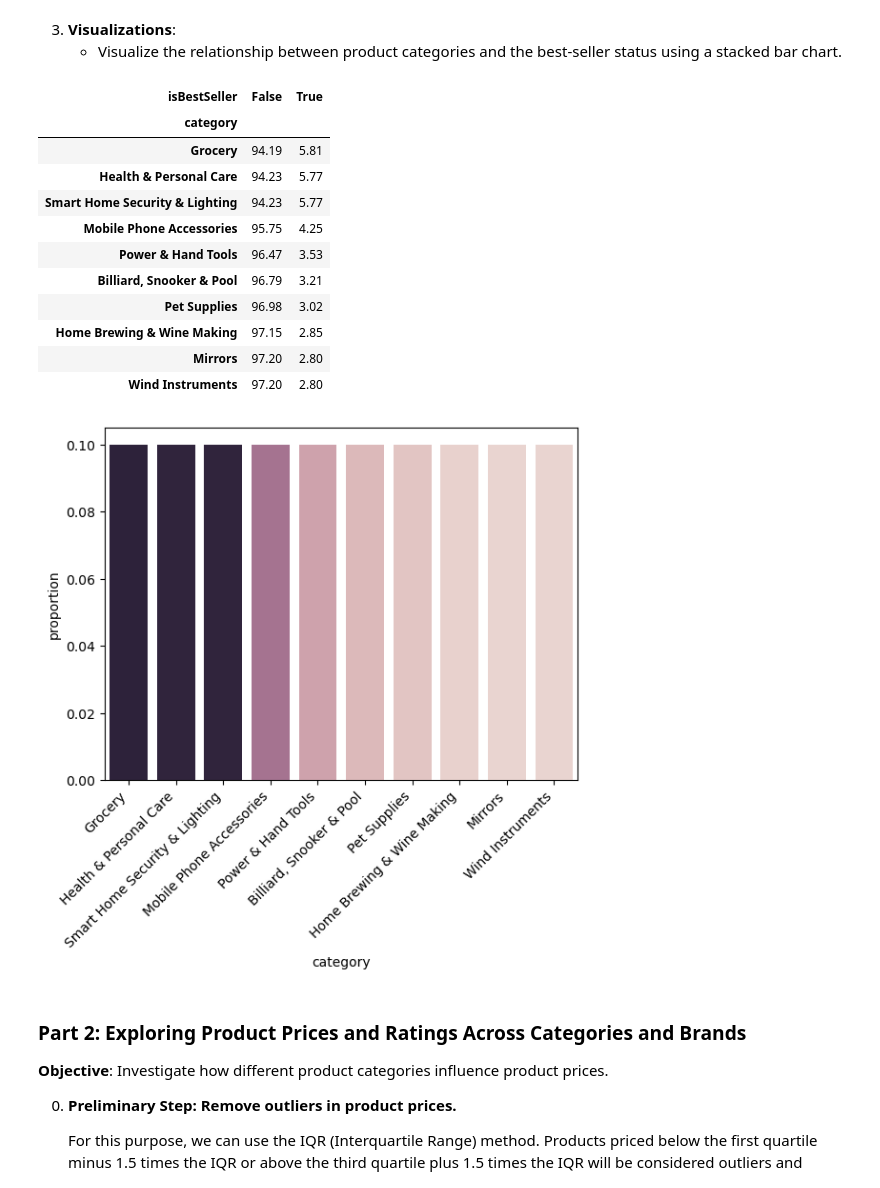
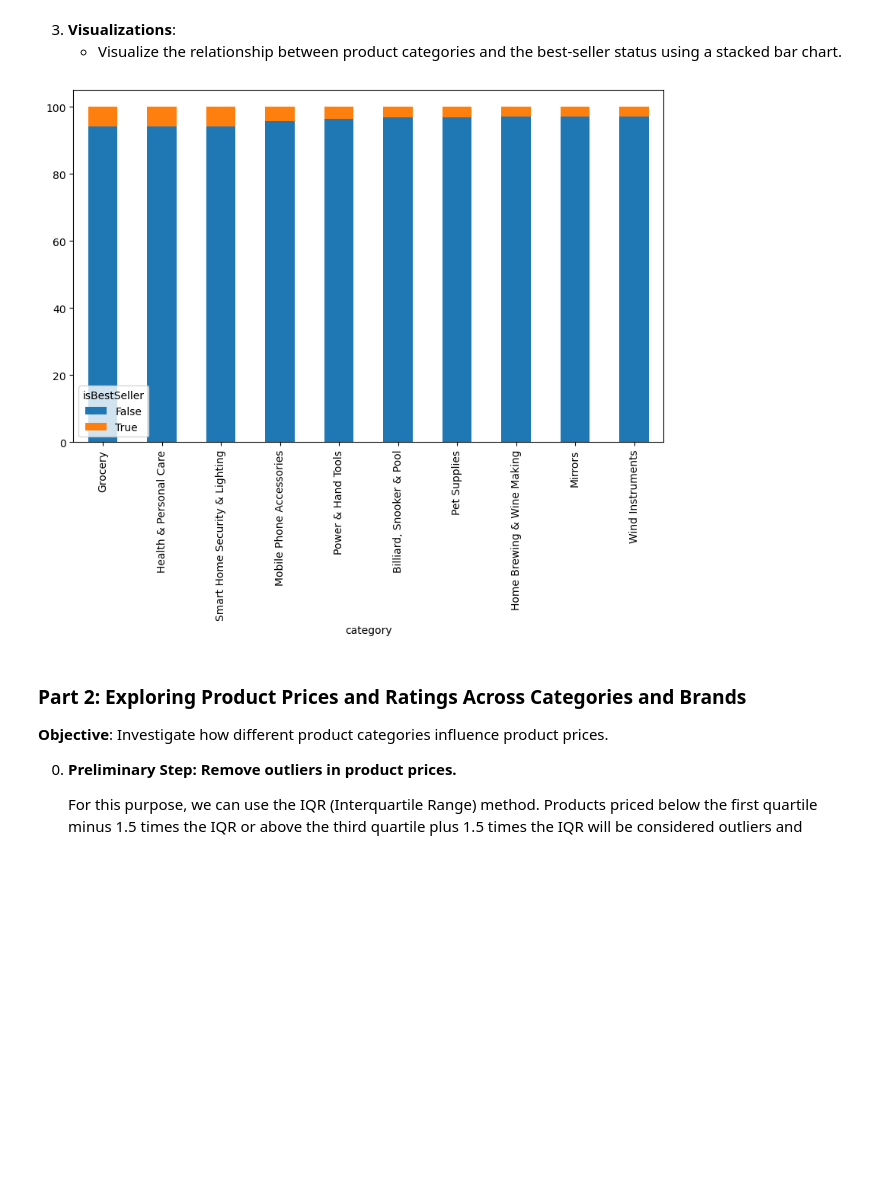
Before and after one commit to estebanba/lab-eda-bivariate, a Jupyter notebook: lab-eda-bivariate.ipynb, the cells around one changed output. Drawn from its saved outputs; the diff is of its cells as text; code cells hidden in the pictures; blank space fills up the shorter version.

```diff
--- a/lab-eda-bivariate.ipynb
+++ b/lab-eda-bivariate.ipynb
@@ -31,8 +31,7 @@ df.head()
 
     	*Hint: one option is to calculate the proportion of best-sellers for each category and then sort the categories based on this proportion in descending order.*
 # %%
-crosstab_result = pd.crosstab(index=df['category'], columns=df['isBestSeller']).sort_values(by=True, ascending=False
-                    )
+crosstab_result = pd.crosstab(index=df['category'], columns=df['isBestSeller']).sort_values(by=True, ascending=False)
 
 display(crosstab_result)
 
@@ -43,11 +42,11 @@ crosstab_proportions = crosstab_result.apply(lambda x: ((x/x.sum() * 100)
 
 display(crosstab_proportions)
 
-# crosstab_proportions = (crosstab_result/crosstab_result.sum()).round(2)
 
-# crosstab_proportions_selection = crosstab_proportions.sort_values(by=True, ascending=False).head(10)
-
-# crosstab_proportions_selection
+# crosstab_result = pd.crosstab(index=df['category'], columns=df['isBestSeller']).sort_values(by=True, ascending=False)
+# display(crosstab_result)
+# crosstab_proportions = crosstab_result.div(crosstab_result.sum(axis=1), axis=0).sort_values(by=True, ascending=False).head(10)
+# display(crosstab_proportions)
 # %% [output]
 | isBestSeller | False | True |
 | category |  |  |
@@ -117,25 +116,18 @@ association(crosstab_result, method="cramer")
 3. **Visualizations**:
 	- Visualize the relationship between product categories and the best-seller status using a stacked bar chart.
 # %%
-display(crosstab_proportions)
+# display(crosstab_proportions)
 
-sns.countplot(data=crosstab_proportions, x='category', hue=True, legend=False, stat="proportion")
-plt.xticks(rotation=45, ha='right')
+# sns.countplot(data=crosstab_proportions, x='category', hue=True, legend=False, stat="proportion")
+# plt.xticks(rotation=45, ha='right')
+# plt.show()
+
+top_10 = crosstab_proportions.head(10).index
+crosstab_top_10 = crosstab_proportions.loc[top_10]
+crosstab_top_10.plot(kind='bar', stacked=True, figsize=(10, 6))
 plt.show()
 # %% [output]
-| isBestSeller | False | True |
-| category |  |  |
-| Grocery | 94.19 | 5.81 |
-| Health & Personal Care | 94.23 | 5.77 |
-| Smart Home Security & Lighting | 94.23 | 5.77 |
-| Mobile Phone Accessories | 95.75 | 4.25 |
-| Power & Hand Tools | 96.47 | 3.53 |
-| Billiard, Snooker & Pool | 96.79 | 3.21 |
-| Pet Supplies | 96.98 | 3.02 |
-| Home Brewing & Wine Making | 97.15 | 2.85 |
-| Mirrors | 97.20 | 2.80 |
-| Wind Instruments | 97.20 | 2.80 |
-[figure, old version]
+[figure, new version]
 # %% [markdown]
 ### Part 2: Exploring Product Prices and Ratings Across Categories and Brands
 
```
Also changed, not shown: parts of 2 cells of this notebook.
